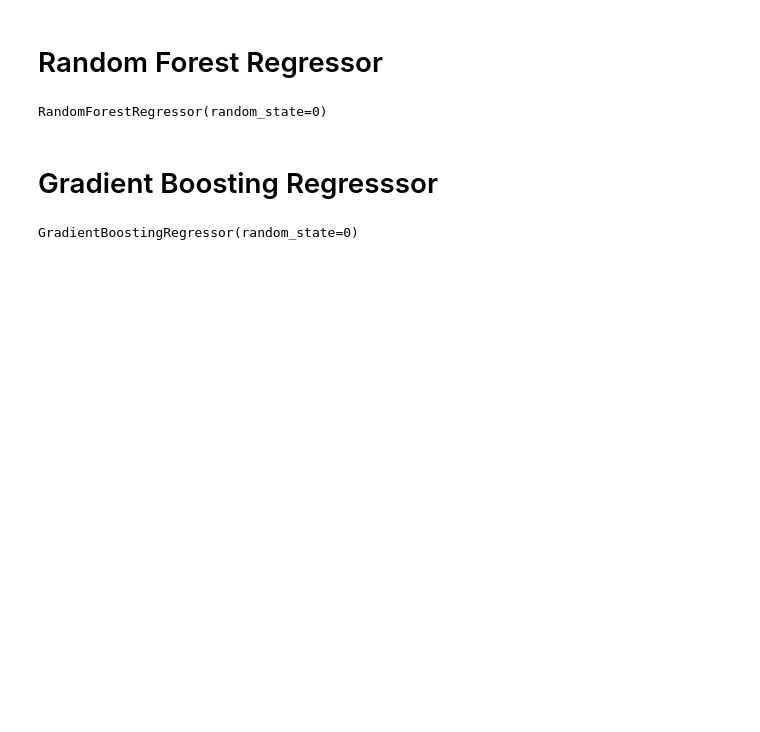
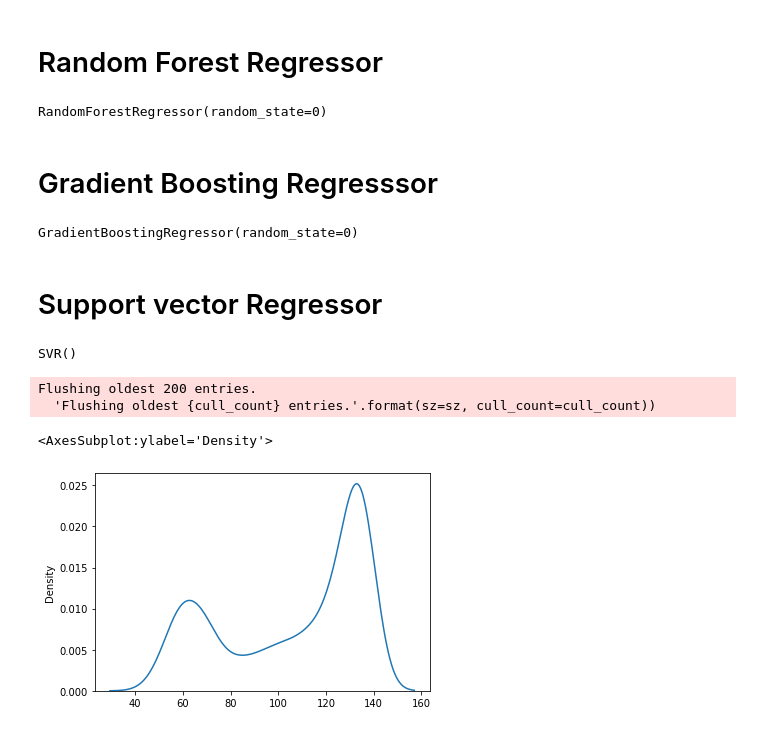
Before and after one commit to sridatascience/machinehack, a Jupyter notebook: Buyersprediction.ipynb, the cells around one changed output. Drawn from its saved outputs; the diff is of its cells as text; code cells hidden in the pictures; blank space fills up the shorter version.

Commit message:
Buyers Prediction after using SVR

```diff
--- a/Buyersprediction.ipynb
+++ b/Buyersprediction.ipynb
@@ -638,8 +618,8 @@ memory usage: 381.9 KB
 dfTrain['datepurch']= dfTrain['datepurch'].astype(str)
 dfTest['datepurch']= dfTest['datepurch'].astype(str)
 # %%
-dfTrain['datepurch']= dfTrain['datepurch'].str.split().str[0]
-dfTest['datepurch']= dfTest['datepurch'].str.split().str[0]
+dfTrain['datepurch']= dfTrain['datepurch'].str.split(' ').str[0]
+dfTest['datepurch']= dfTest['datepurch'].str.split(' ').str[0]
 # %%
 dfTrain['datepurch']= dfTrain['datepurch'].astype(int)
 dfTest['datepurch']= dfTest['datepurch'].astype(int)
@@ -843,3 +823,13 @@ y_pred_test=abs(modelGBR.predict(dfTest))
 # %%
 samplesubmissionGB = pd.DataFrame({'time_spent':y_pred_test})
 samplesubmissionGB.to_csv('SubmissionGB.csv',index=False)
+# %% [markdown]
+# Support vector Regressor
+# %%
+from sklearn.svm import SVR
+modelSVR = SVR(kernel = 'rbf')
+modelSVR.fit(X, y)
+# %% [output]
+SVR()
+# %%
+y_pred_test=abs(modelSVR.predict(dfTest))
@@ -845,0 +839,7 @@ samplesubmissionGB.to_csv('SubmissionGB.csv',index=False)
+# %%
+sns.kdeplot(y_pred_test)
+# %% [output]
+Flushing oldest 200 entries.
+  'Flushing oldest {cull_count} entries.'.format(sz=sz, cull_count=cull_count))
+<AxesSubplot:ylabel='Density'>
+[figure, added]
```
Also changed, not shown: parts of 5 cells of this notebook, 1 other file.
